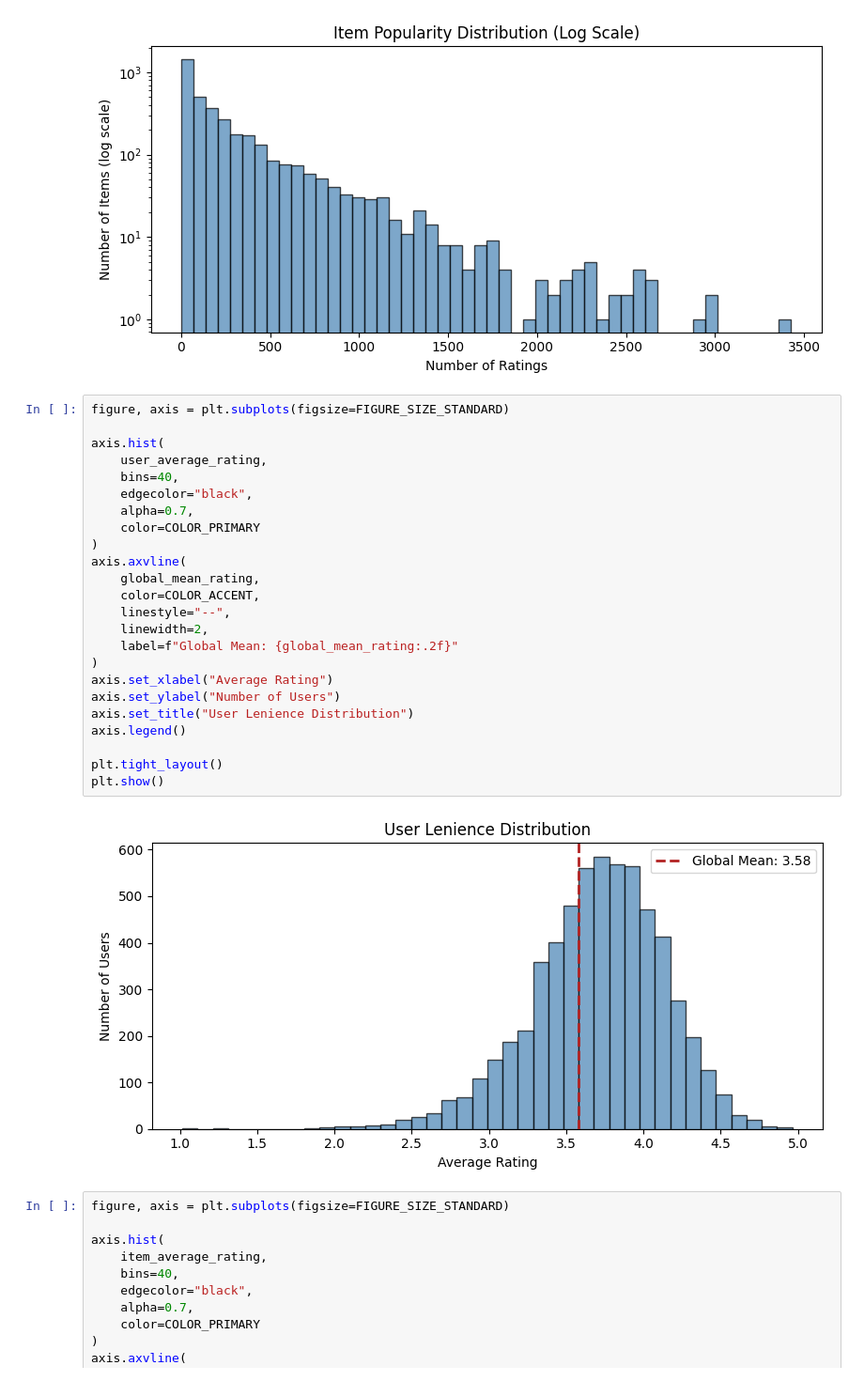
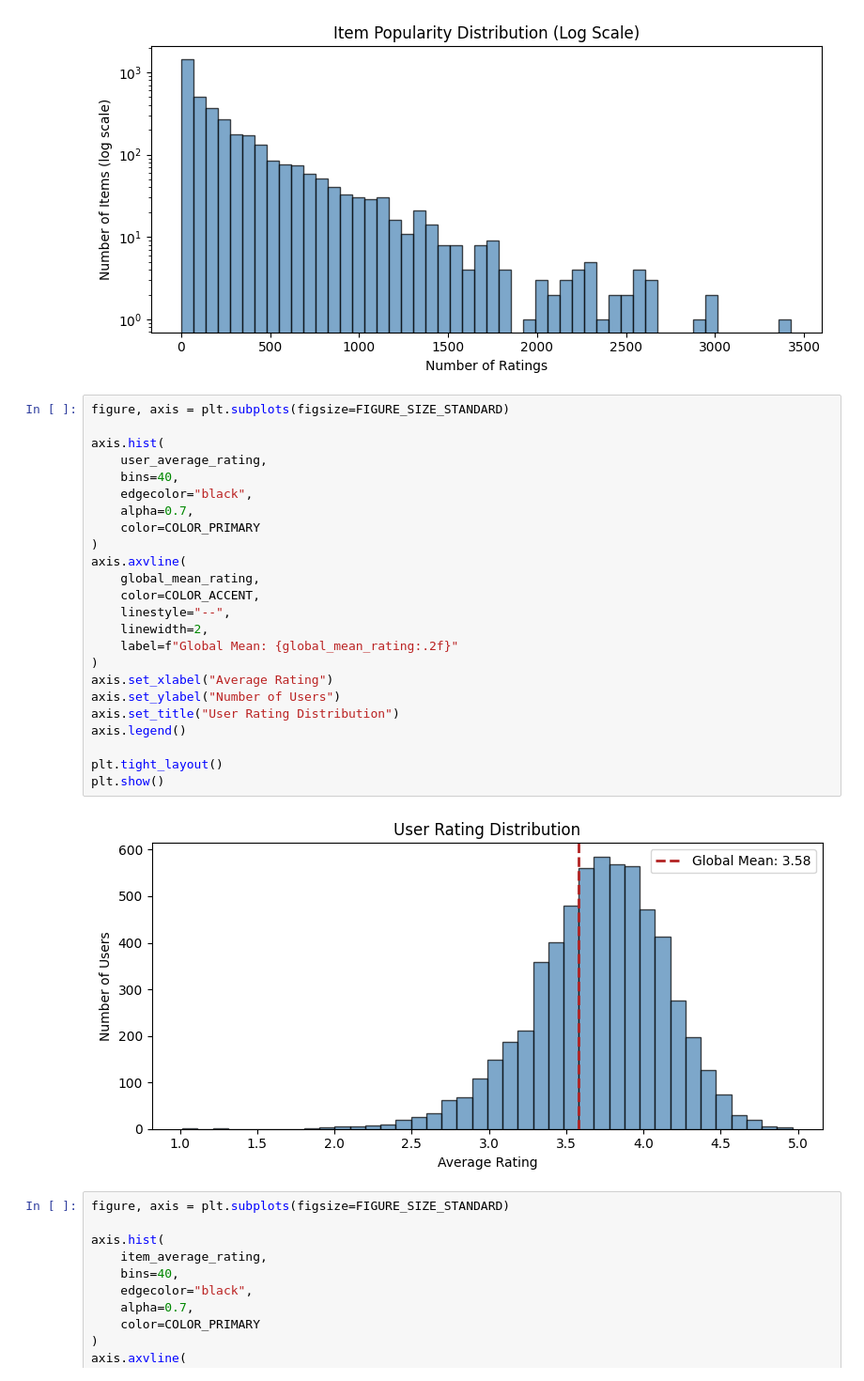
Before and after one commit to lexsobieski/ucu-recsys, a Jupyter notebook: experiments/exploratory-data-analysis.ipynb, the cells around one changed output. Shown at 94% size. Drawn from its saved outputs; the diff is of its cells as text.

```diff
--- a/experiments/exploratory-data-analysis.ipynb
+++ b/experiments/exploratory-data-analysis.ipynb
@@ -346,29 +346,29 @@ plt.show()
 # %%
 figure, axis = plt.subplots(figsize=FIGURE_SIZE_STANDARD)
 
 axis.hist(
     user_average_rating,
     bins=40,
     edgecolor="black",
     alpha=0.7,
     color=COLOR_PRIMARY
 )
 axis.axvline(
     global_mean_rating,
     color=COLOR_ACCENT,
     linestyle="--",
     linewidth=2,
     label=f"Global Mean: {global_mean_rating:.2f}"
 )
 axis.set_xlabel("Average Rating")
 axis.set_ylabel("Number of Users")
-axis.set_title("User Lenience Distribution")
+axis.set_title("User Rating Distribution")
 axis.legend()
 
 plt.tight_layout()
 plt.show()
 # %% [output]
-[figure, old version]
+[figure, new version]
 # %%
 figure, axis = plt.subplots(figsize=FIGURE_SIZE_STANDARD)
 
```
Also changed, not shown: parts of 2 cells of this notebook.
